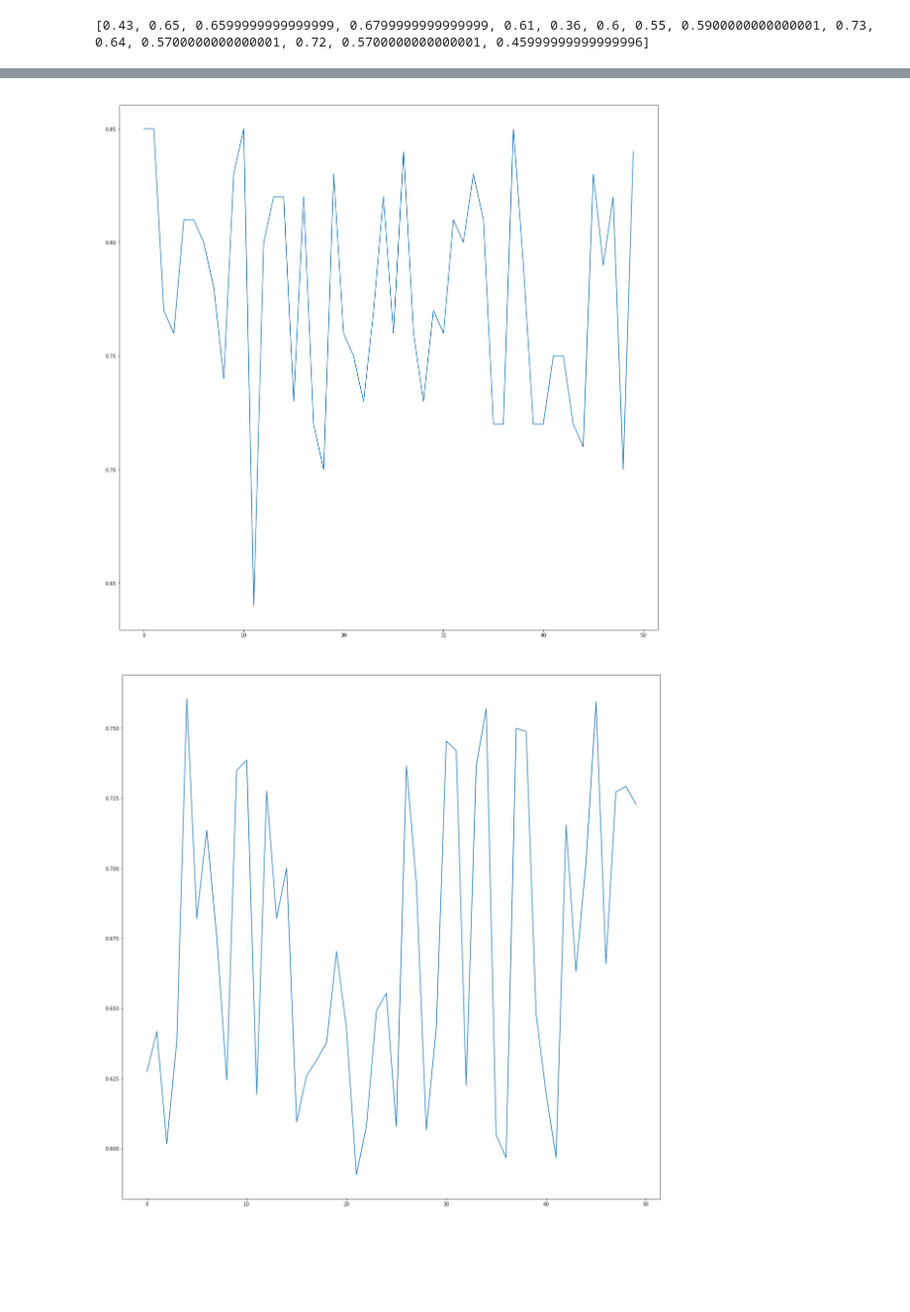
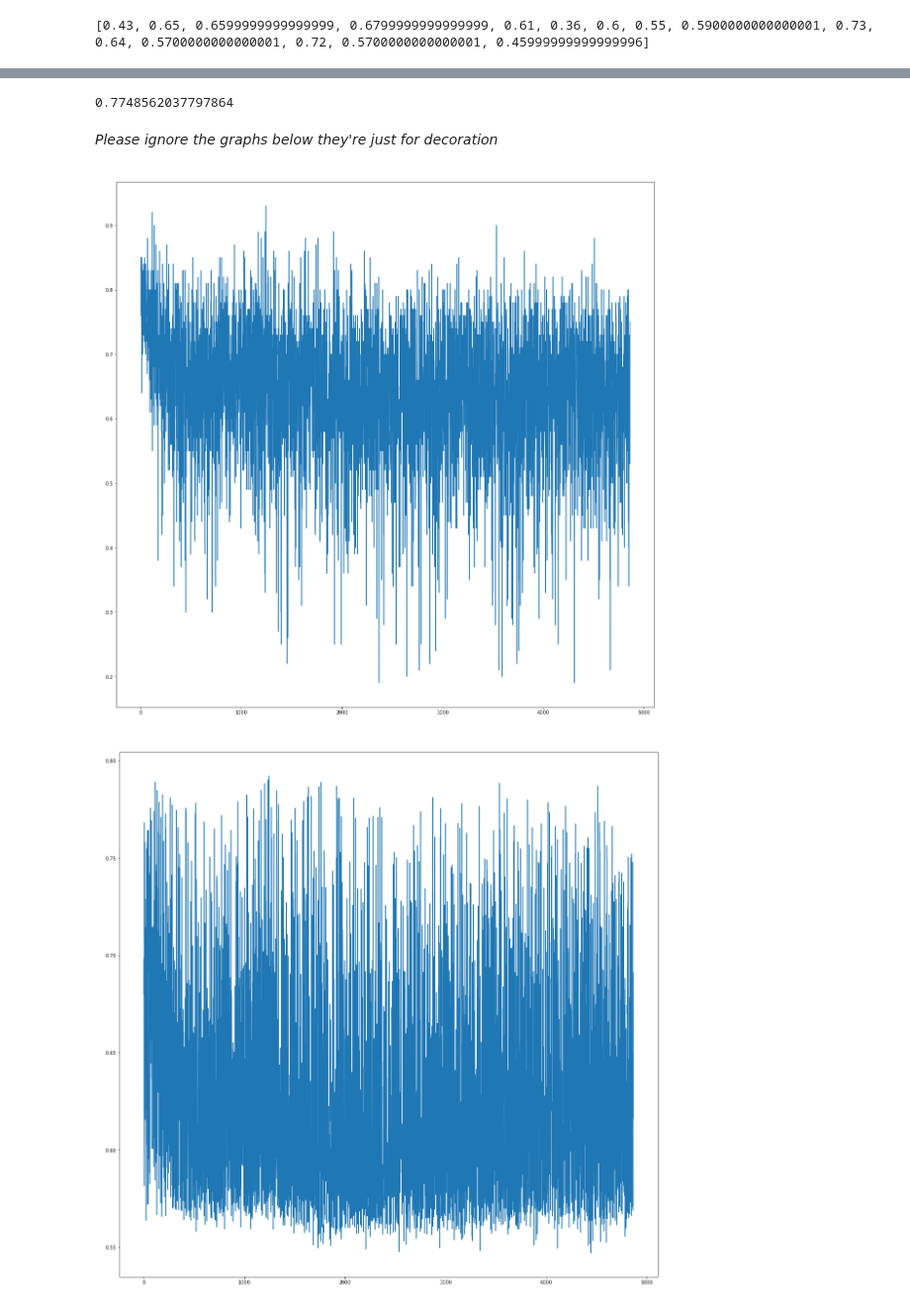
Before and after one commit to MaxwellXChen/Machine-Learning-and-Movies, a Jupyter notebook: MLP.ipynb, the cells around one changed output, grey strips where cells are left out. Shown at 99% size. Drawn from its saved outputs; the diff is of its cells as text; code cells hidden in the pictures; blank space fills up the shorter version.

Commit message:
Finalized model

```diff
--- a/MLP.ipynb
+++ b/MLP.ipynb
@@ -256,7 +258,8 @@ print(x_train[:15])
 #x_test
 x_test = []
 for i in range(train_length, df.shape[0]):
-        x_test.append([float(numGenres[i]), float(numCountries[i]), float(normRuntimes[i]), float(normVotes[i]), float(normBudgets[i]), float(normWorldIncome[i]), float(normUSAIncome[i])])
+        # x_test.append([float(numGenres[i]), float(numCountries[i]), float(normRuntimes[i]), float(normBudgets[i])])
+        x_test.append([float(numGenres[i]), float(numCountries[i]), float(normRuntimes[i])])
         # x_test.append([float(normBudgets[i]), float(normWorldIncome[i]), float(normUSAIncome[i])])
 
         # x_test.append([float(normRuntimes[i]), float(normVotes[i]), float(normBudgets[i]), float()])
@@ -271,8 +274,9 @@ print(x_test[:15])
 y_train = []
 y_trainTemp = []
 for i in range(train_length):
-    # y_train.append([float(imdbScores[i])/10, float(metaScores[i])/100])
-    y_train.append(float(imdbScores[i]/10))
+    y_train.append(float(imdbScores[i])/10)
+    # y_train.append(float(metaScores[i]/100))
+    # y_train.append(float(normWorldIncome[i]))
 # y_trainTemp = scaler.fit_transform(y_trainTemp)
 # for item in y_trainTemp:
 #     y_train.append(item[0])
@@ -304,32 +310,17 @@ print(y_test[:15])
 def simpleModel():
     model = Sequential()
     model.add(Flatten())
-    model.add(Dense(7, activation='selu'))
+    model.add(Dense(4, activation='relu'))
     model.add(Dropout(0.2))
-
-
-    # model.add(Dense(25, activation='sigmoid'))
 
     model.add(Dense(50, activation='sigmoid'))
     model.add(Dropout(0.2))
     model.add(Dense(50, activation='sigmoid'))
     model.add(Dropout(0.2))
 
-
-    # model.add(Dense(128, activation='sigmoid'))
-
-    # model.add(Dense(128, activation='sigmoid'))
-
-    # model.add(Dense(25, activation='sigmoid'))
-
-    # model.add(Dense(2, activation='relu'))
-    # model.add(Dense(2, activation='softmax'))
     model.add(Dense(1))
 
-    # model.compile(loss='mean_squared_error', optimizer='adam', metrics=['accuracy'])
     model.compile(loss='mean_squared_logarithmic_error', optimizer='adam')
-    # opt = keras.optimizers.Adam(learning_rate=0.001)
-    # model.compile(loss='mean_absolute_error', optimizer='adam')
 
     model.fit(x_train, y_train, epochs=100, batch_size=50, validation_data=(x_test, y_test))
 
@@ -382,11 +372,11 @@ Trainable params: 789
 Non-trainable params: 0
 _________________________________________________________________
 # %%
-prediction = model.predict(np.array(x_train))
+prediction = model.predict(np.array(x_test))
 # len(prediction), len(y_test)
 
 for i in range(75):
-    print(str(prediction[i]) + " vs " + str(y_train[i]))
+    print(str(prediction[i]) + " vs " + str(y_test[i]))
 
 # print(prediction[:50])
 # %% [output]
@@ -410,40 +408,46 @@ for i in range(75):
+# %%
+accuracy()
+# %% [output]
+0.7748562037797864
 # %%
 import matplotlib.pyplot as plt
+# %% [markdown]
+*Please ignore the graphs below they're just for decoration*
 # %%
 import matplotlib.pyplot as plt
 
 movieNums = []
-for i in range(50):
+for i in range(len(y_train)):
     movieNums.append(i)
 plt.figure(figsize=(20,20))
 
 plt.title('Prediction vs Actual', c='white')
 plt.xlabel('Movie number', c='white')
 plt.ylabel('IMDB Score', c='white')
-plt.xaxis.label.set_color('red')
-plt.plot(movieNums, y_train[:50])
+# plt.axes.tick_params(axis="x", color="red")
+plt.plot(movieNums, y_train)
 
 plt.show()
 
 plt.figure(figsize=(20,20))
 plt.title('Prediction vs Actual', c='white')
 plt.xlabel('Movie number', c='white')
 plt.ylabel('IMDB Score', c='white')
-plt.plot(movieNums, prediction[:50])
+plt.plot(movieNums, prediction)
 
 plt.show()
 
 error = []
 for i in range(len(y_train)):
     error.append([abs(prediction[i][0]-y_train[i]), abs(prediction[i][0]-y_train[i])])
 
 plt.figure(figsize=(20,20))
 plt.title('Error', c='white')
 plt.xlabel('Movie number', c='white')
 plt.ylabel('Score Error', c='white')
-plt.plot(movieNums, error[:50])
+plt.plot(movieNums, error)
 
 plt.show()
 # %% [output]
-[figure, old version]
+[figure, new version]
-[figure, old version]
+[figure, new version]
```
Also changed, not shown: parts of 24 cells of this notebook.
